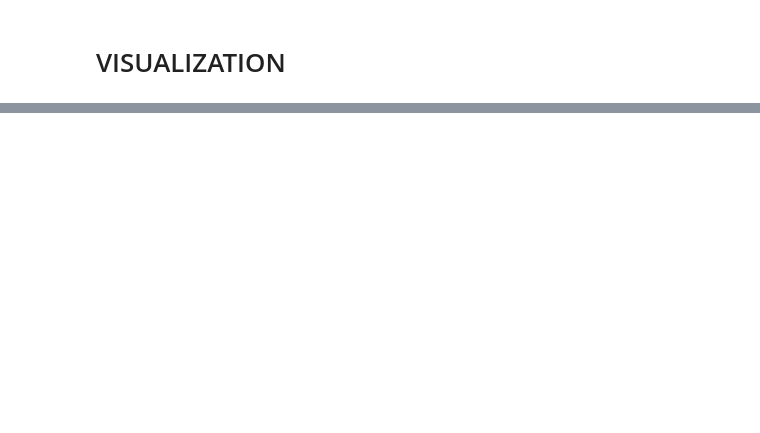
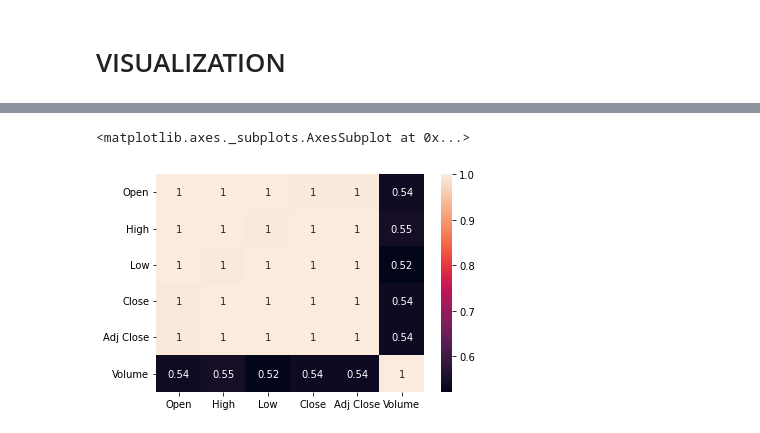
Before and after one commit to tago893/capstone, a Jupyter notebook: Day1/EdaOnTsd.ipynb, the cells around one changed output, grey strips where cells are left out. Drawn from its saved outputs; the diff is of its cells as text; code cells hidden in the pictures; blank space fills up the shorter version.

```diff
--- a/Day1/EdaOnTsd.ipynb
+++ b/Day1/EdaOnTsd.ipynb
@@ -96,0 +115,6 @@ plt.show()
+# %%
+h=data.corr()
+sns.heatmap(h,annot=True)
+# %% [output]
+<matplotlib.axes._subplots.AxesSubplot at 0x...>
+[figure, added]
```
Also changed, not shown: parts of 8 cells of this notebook.
